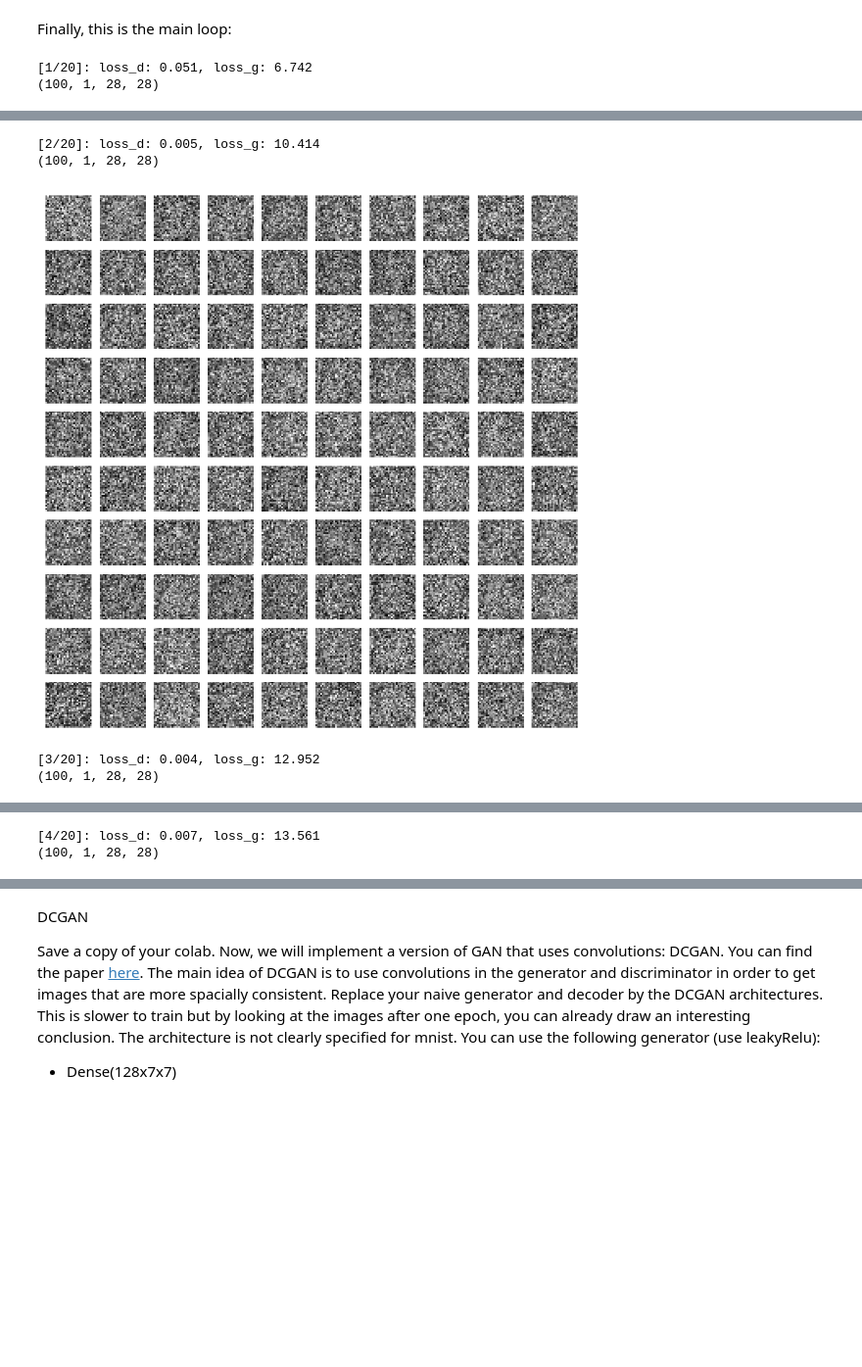
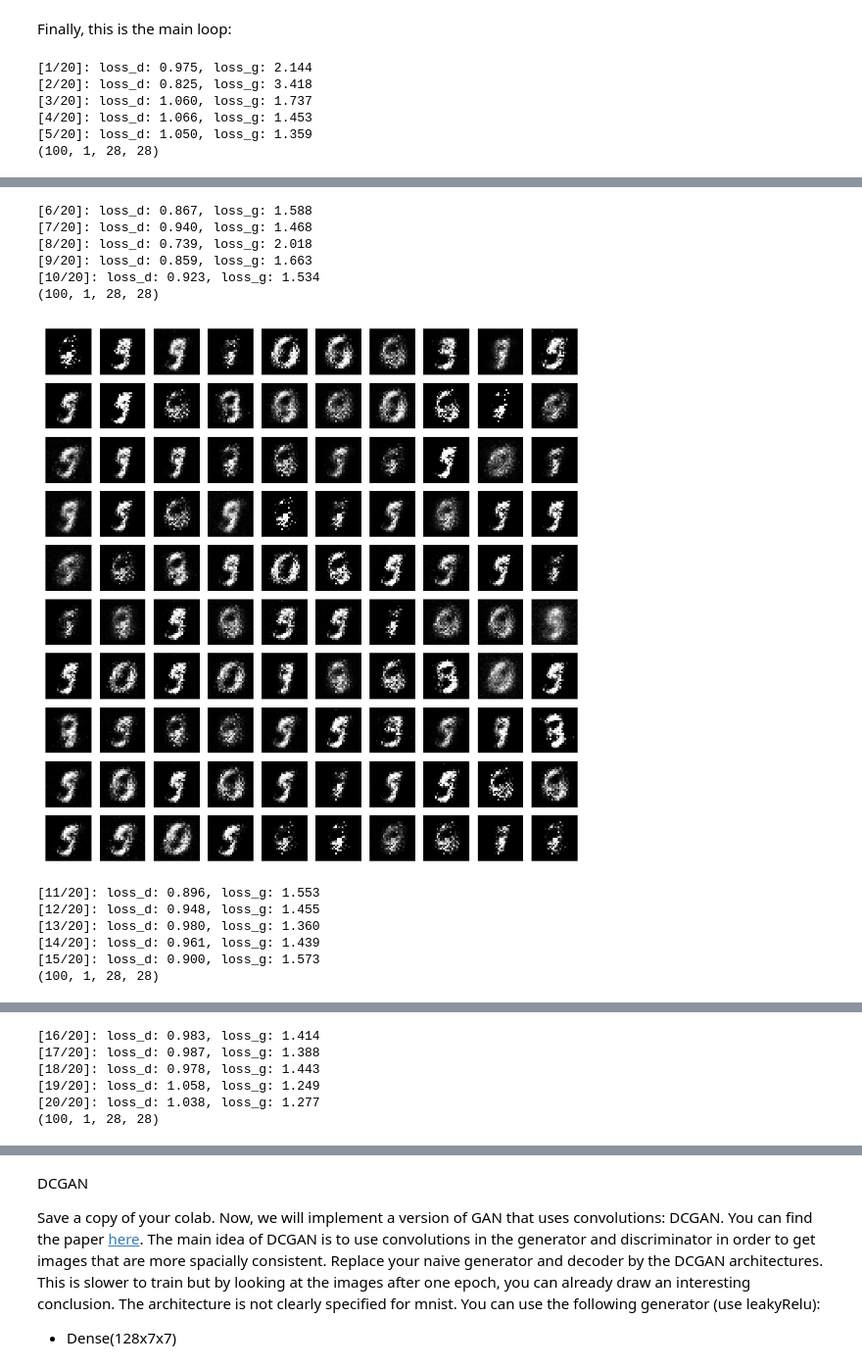
Before and after one commit to AhmadAtwi10/generative-models-mnist, a Jupyter notebook: notebooks/gan_mnist.ipynb, the cells around one changed output, grey strips where cells are left out. Shown at 98% size. Drawn from its saved outputs; the diff is of its cells as text; code cells hidden in the pictures; blank space fills up the shorter version.

```diff
--- a/notebooks/gan_mnist.ipynb
+++ b/notebooks/gan_mnist.ipynb
@@ -88,28 +74,29 @@ Discriminator(
 We recommend the use of leaky-relu for the hidden layers and tanh for the last layer of the generator. We recommend to use 0.2 as parameter for the leaky-relu activations. We let you chose the appropriate activation for the last layer of the discriminator. We also recommend using dropout(0.3) in the discriminator.
 # %%
 class Generator(nn.Module):
+    """MLP generator: z (100) -> 256 -> 512 -> 1024 -> 784, tanh output in [-1, 1]."""
     def __init__(self, g_input_dim, g_output_dim):
         super(Generator, self).__init__()
-        self.fc1 = nn.Linear(g_input_dim,g_output_dim,bias=True)
-        self.fc2 = nn.Linear(g_input_dim,g_output_dim,bias=True)
-        self.fc3 = nn.Linear(g_input_dim,g_output_dim,bias=True)
-        self.fc4 = nn.Linear(g_input_dim,g_output_dim,bias=True)
+        self.fc1 = nn.Linear(g_input_dim, 256)
+        self.fc2 = nn.Linear(self.fc1.out_features, self.fc1.out_features * 2)
+        self.fc3 = nn.Linear(self.fc2.out_features, self.fc2.out_features * 2)
+        self.fc4 = nn.Linear(self.fc3.out_features, g_output_dim)
 
-    # forward method
     def forward(self, x):
-        h = F.leaky_relu(self.fc1(x),0.2)
-        h = F.leaky_relu(self.fc1(x),0.2)
-        h = F.leaky_relu(self.fc1(x),0.2)
-        return F.tanh(self.fc4(x))
+        h = F.leaky_relu(self.fc1(x), 0.2)
+        h = F.leaky_relu(self.fc2(h), 0.2)
+        h = F.leaky_relu(self.fc3(h), 0.2)
+        return torch.tanh(self.fc4(h))
 
 class Discriminator(nn.Module):
+    """MLP discriminator: 784 -> 512 -> 256 -> 128 -> 1 (logit)."""
     def __init__(self, d_input_dim):
         super(Discriminator, self).__init__()
         self.fc1 = nn.Linear(d_input_dim, 512)
         self.fc2 = nn.Linear(512, 256)
         self.fc3 = nn.Linear(256, 128)
         self.fc4 = nn.Linear(128, 1)
-        self.dropout = nn.Dropout(0.5)  # Introduce dropout with a probability of 0.5
+        self.dropout = nn.Dropout(0.3)
 
     def forward(self, x):
         x = F.leaky_relu(self.fc1(x), negative_slope=0.2)
@@ -118,8 +105,7 @@ class Discriminator(nn.Module):
         x = self.dropout(x)
         x = F.leaky_relu(self.fc3(x), negative_slope=0.2)
         x = self.dropout(x)
-        x = self.fc4(x)
-        return x
+        return self.fc4(x)  # raw logit, paired with BCEWithLogitsLoss
 # %% [markdown]
 ## We instantiate the networks
 # %%
@@ -256,14 +244,22 @@ for epoch in range(1, n_epoch + 1):
     print('[%d/%d]: loss_d: %.3f, loss_g: %.3f' % (
         epoch, n_epoch, torch.mean(torch.FloatTensor(D_losses)), torch.mean(torch.FloatTensor(G_losses))))
 
-    # Plot generated images
+    # Plot generated images every 5 epochs (keeps the notebook light)
+    if epoch % 5 != 0:
+        continue
+    G.eval()
     with torch.no_grad():
         test_z = Variable(torch.randn(bs, z_dim).to(device))
         generated = G(test_z)
         plotGeneratedImages(epoch, generated.view(generated.size(0), 1, 28, 28))
+    G.train()
 
     # Plot and save the losses
     plotLoss(epoch, D_losses, G_losses)
 # %% [output]
-[1/20]: loss_d: 0.051, loss_g: 6.742
+[1/20]: loss_d: 0.975, loss_g: 2.144
+[2/20]: loss_d: 0.825, loss_g: 3.418
+[3/20]: loss_d: 1.060, loss_g: 1.737
+[4/20]: loss_d: 1.066, loss_g: 1.453
+[5/20]: loss_d: 1.050, loss_g: 1.359
 (100, 1, 28, 28)
@@ -271,5 +267,13 @@ for epoch in range(1, n_epoch + 1):
-[2/20]: loss_d: 0.005, loss_g: 10.414
+[6/20]: loss_d: 0.867, loss_g: 1.588
+[7/20]: loss_d: 0.940, loss_g: 1.468
+[8/20]: loss_d: 0.739, loss_g: 2.018
+[9/20]: loss_d: 0.859, loss_g: 1.663
+[10/20]: loss_d: 0.923, loss_g: 1.534
 (100, 1, 28, 28)
-[figure, old version]
+[figure, new version]
-[3/20]: loss_d: 0.004, loss_g: 12.952
+[11/20]: loss_d: 0.896, loss_g: 1.553
+[12/20]: loss_d: 0.948, loss_g: 1.455
+[13/20]: loss_d: 0.980, loss_g: 1.360
+[14/20]: loss_d: 0.961, loss_g: 1.439
+[15/20]: loss_d: 0.900, loss_g: 1.573
 (100, 1, 28, 28)
@@ -277,2 +281,6 @@ for epoch in range(1, n_epoch + 1):
-[4/20]: loss_d: 0.007, loss_g: 13.561
+[16/20]: loss_d: 0.983, loss_g: 1.414
+[17/20]: loss_d: 0.987, loss_g: 1.388
+[18/20]: loss_d: 0.978, loss_g: 1.443
+[19/20]: loss_d: 1.058, loss_g: 1.249
+[20/20]: loss_d: 1.038, loss_g: 1.277
 (100, 1, 28, 28)
```
Also changed, not shown: parts of 7 cells of this notebook, 2 other files.
